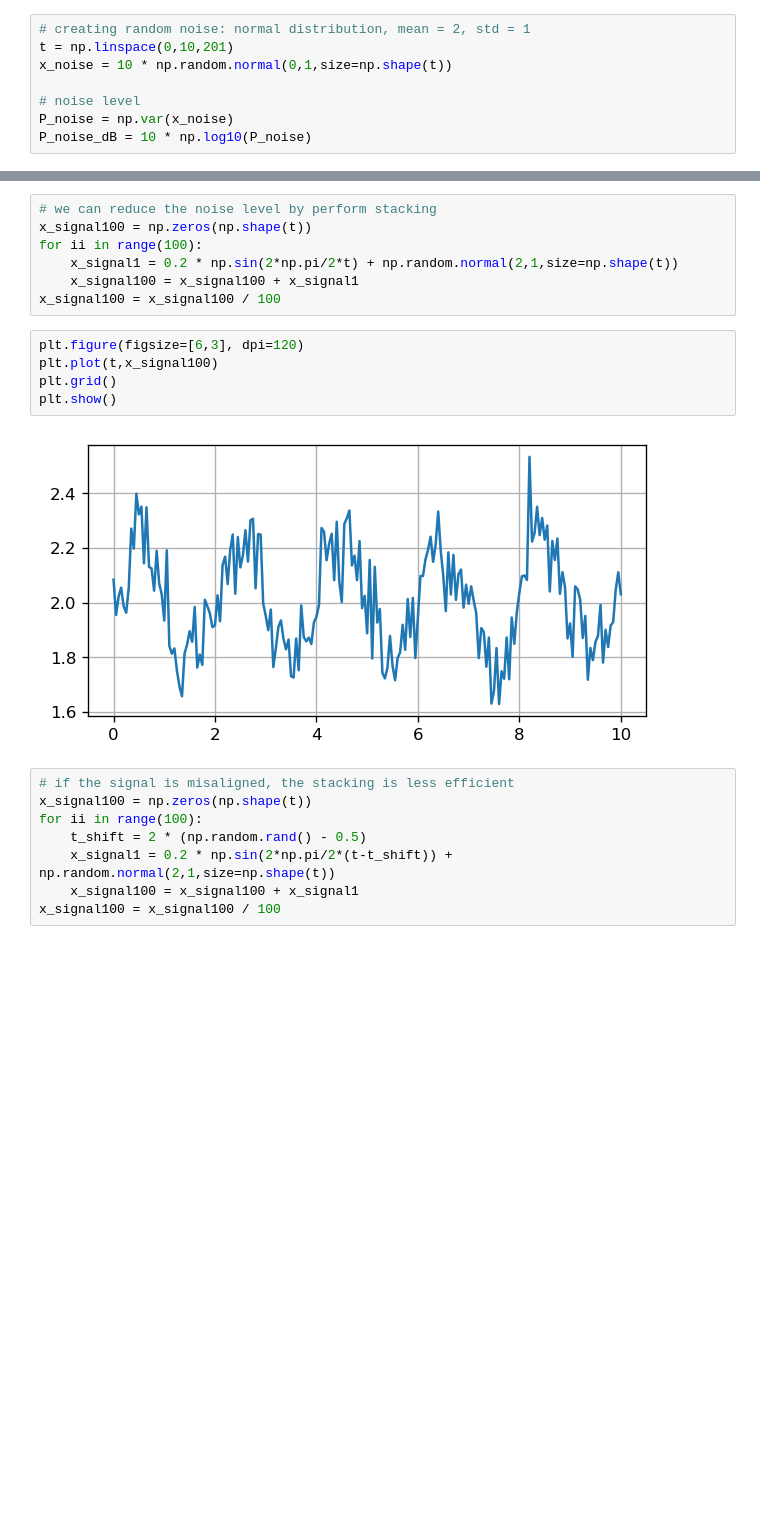
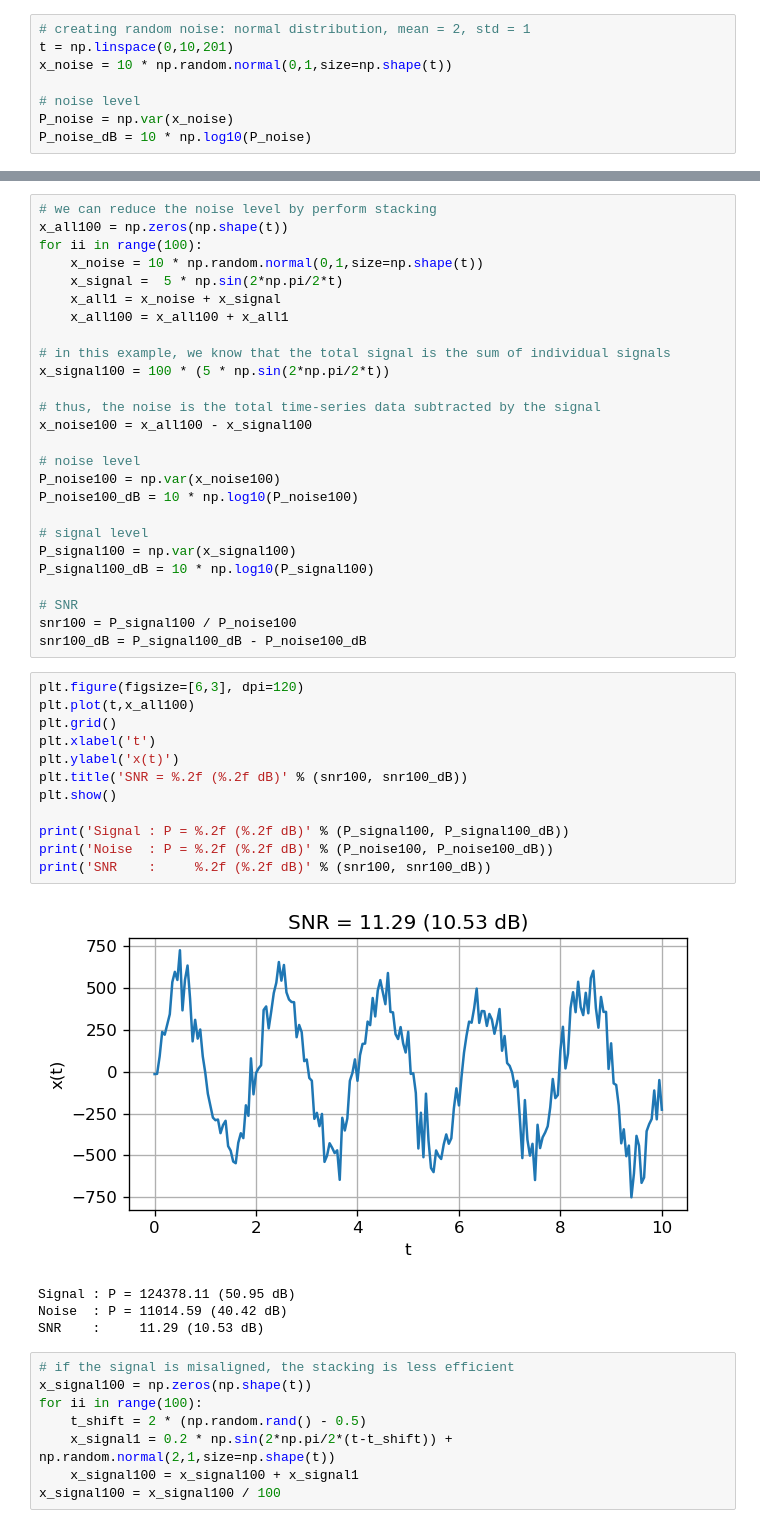
Before and after one commit to globalseismology/avni-courses.solid-earth-fundamentals, a Jupyter notebook: Field_Trip_2_Geophysics/Field_Geophysics.ipynb, the cells around one changed output, grey strips where cells are left out. Cells and saved outputs as stored; diff of their text form; blank space fills up the shorter version.

```diff
--- a/Field_Trip_2_Geophysics/Field_Geophysics.ipynb
+++ b/Field_Trip_2_Geophysics/Field_Geophysics.ipynb
@@ -194,17 +231,46 @@ A general method to make the wanted signal clearer is to use signal processing.
 # %%
 # we can reduce the noise level by perform stacking
-x_signal100 = np.zeros(np.shape(t))
+x_all100 = np.zeros(np.shape(t))
 for ii in range(100):
-    x_signal1 = 0.2 * np.sin(2*np.pi/2*t) + np.random.normal(2,1,size=np.shape(t))
-    x_signal100 = x_signal100 + x_signal1
-x_signal100 = x_signal100 / 100
+    x_noise = 10 * np.random.normal(0,1,size=np.shape(t))
+    x_signal =  5 * np.sin(2*np.pi/2*t)
+    x_all1 = x_noise + x_signal
+    x_all100 = x_all100 + x_all1
+
+# in this example, we know that the total signal is the sum of individual signals
+x_signal100 = 100 * (5 * np.sin(2*np.pi/2*t))
+
+# thus, the noise is the total time-series data subtracted by the signal
+x_noise100 = x_all100 - x_signal100
+
+# noise level
+P_noise100 = np.var(x_noise100)
+P_noise100_dB = 10 * np.log10(P_noise100)
+
+# signal level
+P_signal100 = np.var(x_signal100)
+P_signal100_dB = 10 * np.log10(P_signal100)
+
+# SNR
+snr100 = P_signal100 / P_noise100
+snr100_dB = P_signal100_dB - P_noise100_dB
 # %%
 plt.figure(figsize=[6,3], dpi=120)
-plt.plot(t,x_signal100)
+plt.plot(t,x_all100)
 plt.grid()
+plt.xlabel('t')
+plt.ylabel('x(t)')
+plt.title('SNR = %.2f (%.2f dB)' % (snr100, snr100_dB))
 plt.show()
+
+print('Signal : P = %.2f (%.2f dB)' % (P_signal100, P_signal100_dB))
+print('Noise  : P = %.2f (%.2f dB)' % (P_noise100, P_noise100_dB))
+print('SNR    :     %.2f (%.2f dB)' % (snr100, snr100_dB))
 # %% [output]
-[figure, old version]
+[figure, new version]
+Signal : P = 124378.11 (50.95 dB)
+Noise  : P = 11014.59 (40.42 dB)
+SNR    :     11.29 (10.53 dB)
 # %%
 # if the signal is misaligned, the stacking is less efficient
 x_signal100 = np.zeros(np.shape(t))
```
Also changed, not shown: parts of 6 cells of this notebook.
